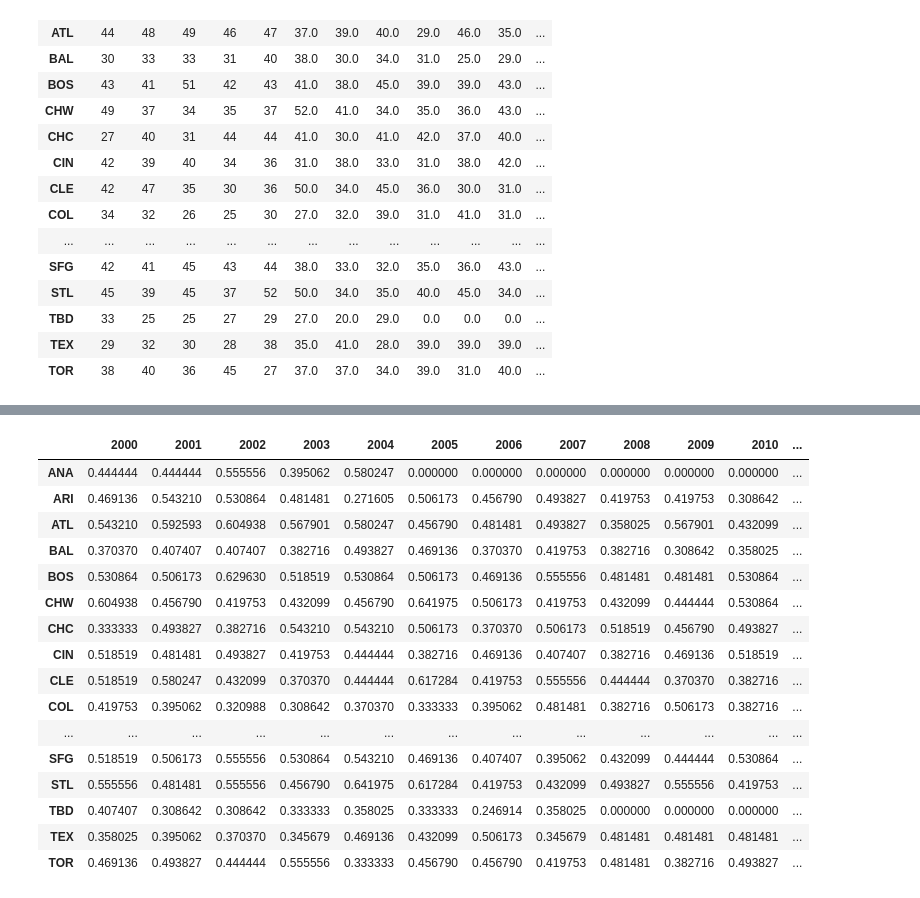
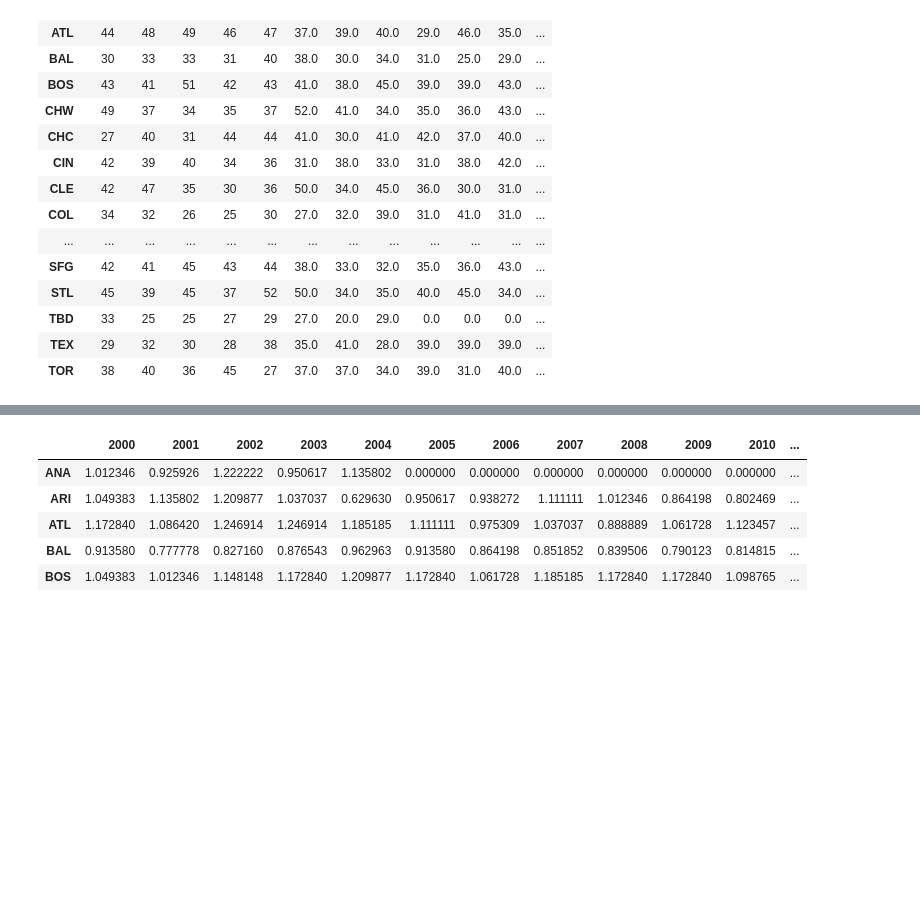
Before and after one commit to Sbrown146/Project_2, a Jupyter notebook: data/MLB_data.ipynb, the cells around one changed output, grey strips where cells are left out. Saved outputs shown, nothing was run; the diff lists cells and outputs as text; code cells hidden in the pictures; blank space fills up the shorter version.

```diff
--- a/data/MLB_data.ipynb
+++ b/data/MLB_data.ipynb
@@ -171,4 +171,4 @@ away_wins_df
 | TEX | 29 | 32 | 30 | 28 | 38 | 35.0 | 41.0 | 28.0 | 39.0 | 39.0 | 39.0 | ... |
 | TOR | 38 | 40 | 36 | 45 | 27 | 37.0 | 37.0 | 34.0 | 39.0 | 31.0 | 40.0 | ... |
 # %%
-home_wins_df.div(81)
+home_percent_wins= home_wins_df.div(81)
@@ -193,20 +175,2 @@ home_wins_df.div(81)
 # %%
-away_wins_df.div(81)
+away_percent_wins=away_wins_df.div(81)
-# %% [output]
-|  | 2000 | 2001 | 2002 | 2003 | 2004 | 2005 | 2006 | 2007 | 2008 | 2009 | 2010 | ... |
-| ANA | 0.444444 | 0.444444 | 0.555556 | 0.395062 | 0.580247 | 0.000000 | 0.000000 | 0.000000 | 0.000000 | 0.000000 | 0.000000 | ... |
-| ARI | 0.469136 | 0.543210 | 0.530864 | 0.481481 | 0.271605 | 0.506173 | 0.456790 | 0.493827 | 0.419753 | 0.419753 | 0.308642 | ... |
-| ATL | 0.543210 | 0.592593 | 0.604938 | 0.567901 | 0.580247 | 0.456790 | 0.481481 | 0.493827 | 0.358025 | 0.567901 | 0.432099 | ... |
-| BAL | 0.370370 | 0.407407 | 0.407407 | 0.382716 | 0.493827 | 0.469136 | 0.370370 | 0.419753 | 0.382716 | 0.308642 | 0.358025 | ... |
-| BOS | 0.530864 | 0.506173 | 0.629630 | 0.518519 | 0.530864 | 0.506173 | 0.469136 | 0.555556 | 0.481481 | 0.481481 | 0.530864 | ... |
-| CHW | 0.604938 | 0.456790 | 0.419753 | 0.432099 | 0.456790 | 0.641975 | 0.506173 | 0.419753 | 0.432099 | 0.444444 | 0.530864 | ... |
-| CHC | 0.333333 | 0.493827 | 0.382716 | 0.543210 | 0.543210 | 0.506173 | 0.370370 | 0.506173 | 0.518519 | 0.456790 | 0.493827 | ... |
-| CIN | 0.518519 | 0.481481 | 0.493827 | 0.419753 | 0.444444 | 0.382716 | 0.469136 | 0.407407 | 0.382716 | 0.469136 | 0.518519 | ... |
-| CLE | 0.518519 | 0.580247 | 0.432099 | 0.370370 | 0.444444 | 0.617284 | 0.419753 | 0.555556 | 0.444444 | 0.370370 | 0.382716 | ... |
-| COL | 0.419753 | 0.395062 | 0.320988 | 0.308642 | 0.370370 | 0.333333 | 0.395062 | 0.481481 | 0.382716 | 0.506173 | 0.382716 | ... |
-| ... | ... | ... | ... | ... | ... | ... | ... | ... | ... | ... | ... | ... |
-| SFG | 0.518519 | 0.506173 | 0.555556 | 0.530864 | 0.543210 | 0.469136 | 0.407407 | 0.395062 | 0.432099 | 0.444444 | 0.530864 | ... |
-| STL | 0.555556 | 0.481481 | 0.555556 | 0.456790 | 0.641975 | 0.617284 | 0.419753 | 0.432099 | 0.493827 | 0.555556 | 0.419753 | ... |
-| TBD | 0.407407 | 0.308642 | 0.308642 | 0.333333 | 0.358025 | 0.333333 | 0.246914 | 0.358025 | 0.000000 | 0.000000 | 0.000000 | ... |
-| TEX | 0.358025 | 0.395062 | 0.370370 | 0.345679 | 0.469136 | 0.432099 | 0.506173 | 0.345679 | 0.481481 | 0.481481 | 0.481481 | ... |
-| TOR | 0.469136 | 0.493827 | 0.444444 | 0.555556 | 0.333333 | 0.456790 | 0.456790 | 0.419753 | 0.481481 | 0.382716 | 0.493827 | ... |
@@ -212,0 +183,10 @@ away_wins_df.div(81)
+# %%
+total_mlb = home_percent_wins+away_percent_wins
+total_mlb.head()
+# %% [output]
+|  | 2000 | 2001 | 2002 | 2003 | 2004 | 2005 | 2006 | 2007 | 2008 | 2009 | 2010 | ... |
+| ANA | 1.012346 | 0.925926 | 1.222222 | 0.950617 | 1.135802 | 0.000000 | 0.000000 | 0.000000 | 0.000000 | 0.000000 | 0.000000 | ... |
+| ARI | 1.049383 | 1.135802 | 1.209877 | 1.037037 | 0.629630 | 0.950617 | 0.938272 | 1.111111 | 1.012346 | 0.864198 | 0.802469 | ... |
+| ATL | 1.172840 | 1.086420 | 1.246914 | 1.246914 | 1.185185 | 1.111111 | 0.975309 | 1.037037 | 0.888889 | 1.061728 | 1.123457 | ... |
+| BAL | 0.913580 | 0.777778 | 0.827160 | 0.876543 | 0.962963 | 0.913580 | 0.864198 | 0.851852 | 0.839506 | 0.790123 | 0.814815 | ... |
+| BOS | 1.049383 | 1.012346 | 1.148148 | 1.172840 | 1.209877 | 1.172840 | 1.061728 | 1.185185 | 1.172840 | 1.172840 | 1.098765 | ... |
```
Also changed, not shown: parts of 4 cells of this notebook, 8 other files.
